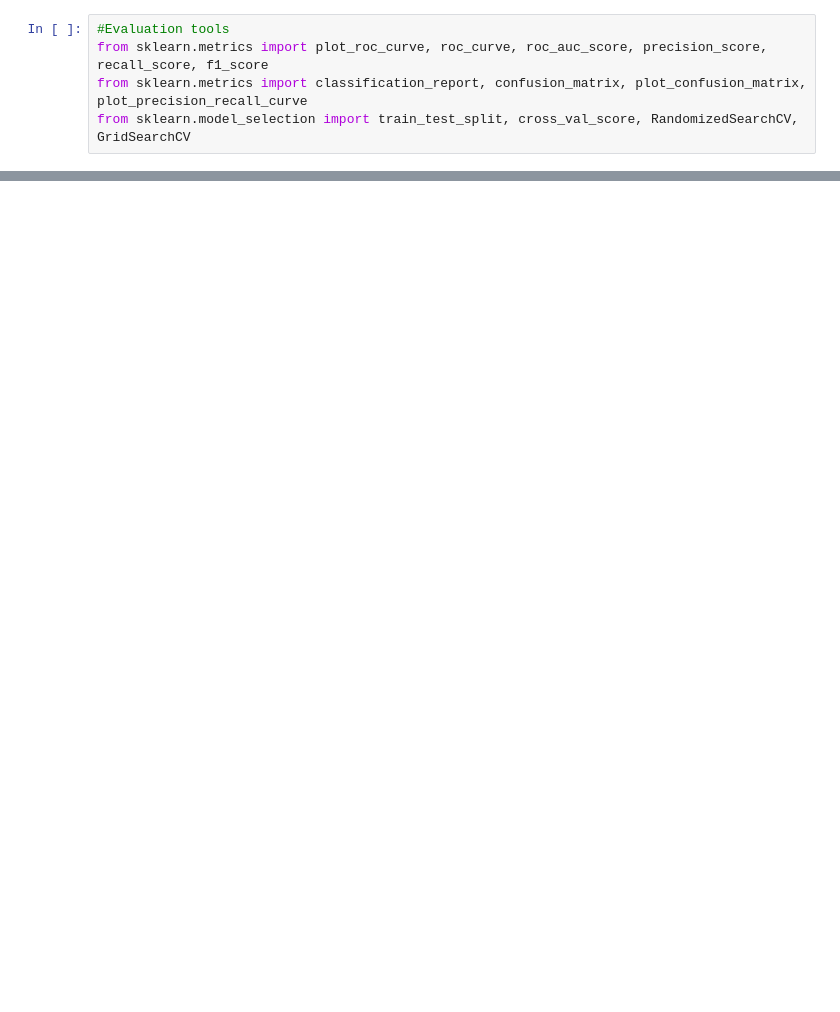
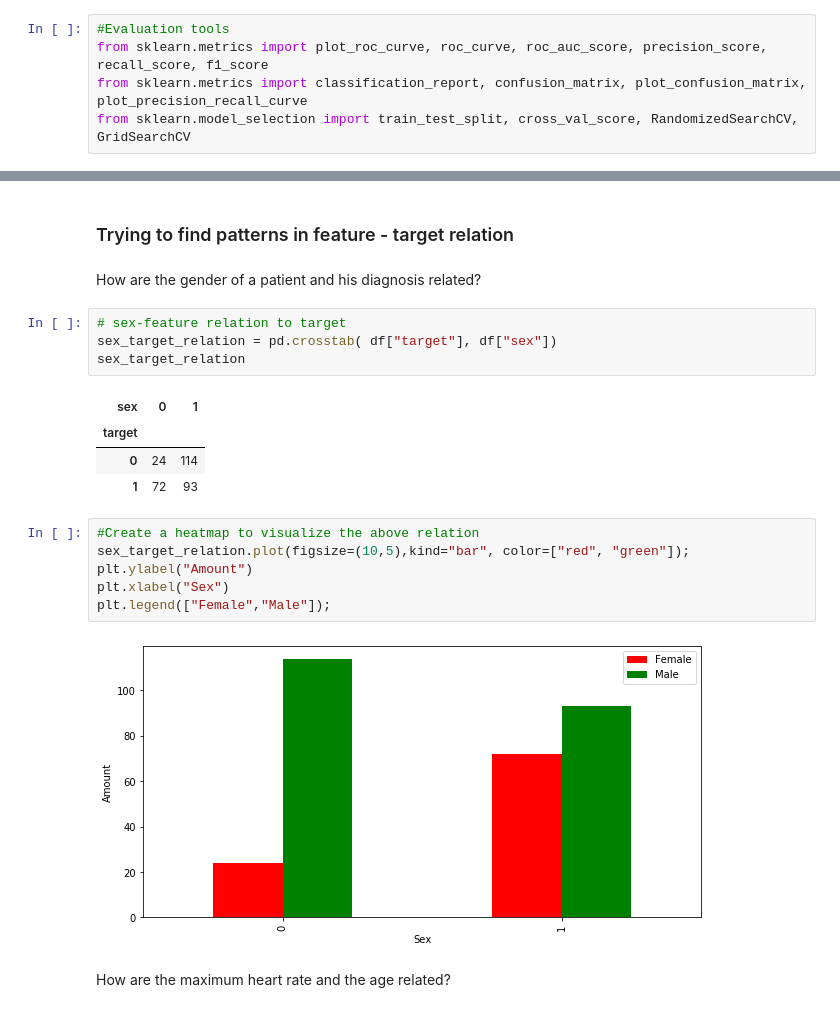
Before and after one commit to Ritsch1/Heart-Disease-Classifier, a Jupyter notebook: notebooks/Heart-Disease-Classification.ipynb, the cells around one changed output, grey strips where cells are left out. Saved outputs shown, nothing was run; the diff lists cells and outputs as text; blank space fills up the shorter version.

```diff
--- a/notebooks/Heart-Disease-Classification.ipynb
+++ b/notebooks/Heart-Disease-Classification.ipynb
@@ -95,0 +188,23 @@ from sklearn.model_selection import train_test_split, cross_val_score, Randomize
+# %% [markdown]
+### Trying to find patterns in feature - target relation
+# %% [markdown]
+How are the gender of a patient and his diagnosis related?
+# %%
+# sex-feature relation to target
+sex_target_relation = pd.crosstab( df["target"], df["sex"])
+sex_target_relation
+# %% [output]
+| sex | 0 | 1 |
+| target |  |  |
+| 0 | 24 | 114 |
+| 1 | 72 | 93 |
+# %%
+#Create a heatmap to visualize the above relation
+sex_target_relation.plot(figsize=(10,5),kind="bar", color=["red", "green"]);
+plt.ylabel("Amount")
+plt.xlabel("Sex")
+plt.legend(["Female","Male"]);
+# %% [output]
+[figure, added]
+# %% [markdown]
+How are the maximum heart rate and the age related?
```
Also changed, not shown: parts of 64 cells of this notebook.
